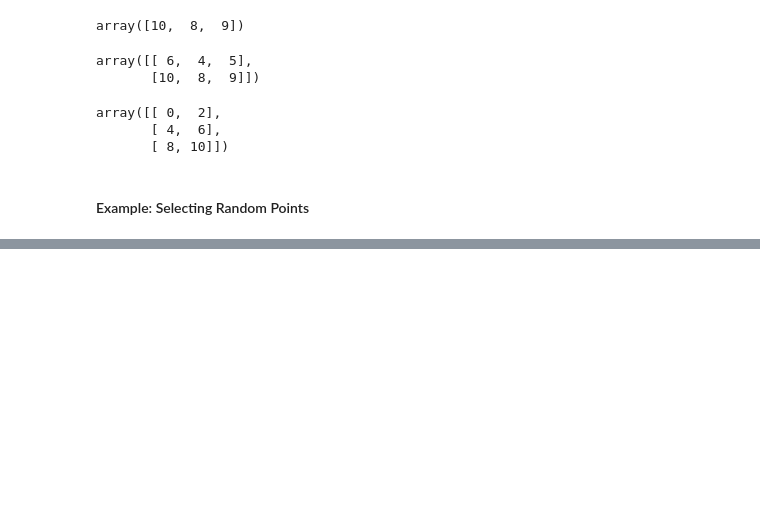
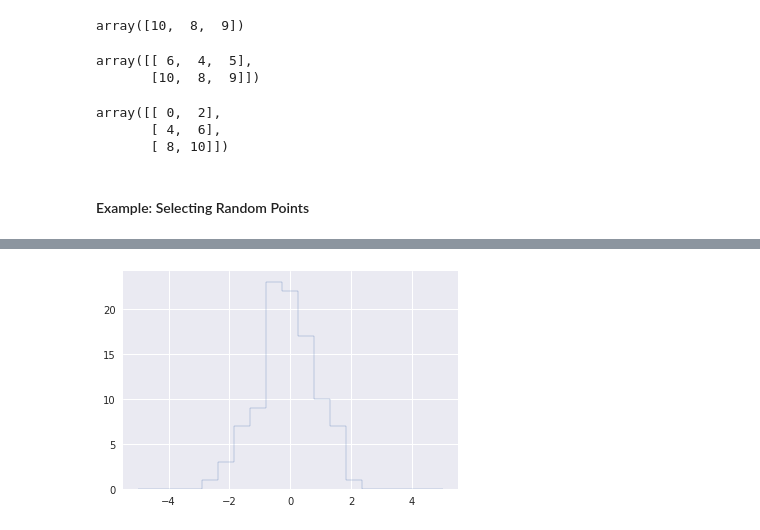
Before and after one commit to abhashkumar/python_numpy_pandas, a Jupyter notebook: Numpy_and_Pandas.ipynb, the cells around one changed output, grey strips where cells are left out. Cells and saved outputs as stored; diff of their text form; code cells hidden in the pictures; blank space fills up the shorter version.

```diff
--- a/Numpy_and_Pandas.ipynb
+++ b/Numpy_and_Pandas.ipynb
@@ -1361,0 +1423,4 @@ array([[ 0,  2],
+# %%
+plt.hist(x, bins, histtype='step');
+# %% [output]
+[figure, added]
```
Also changed, not shown: parts of 58 cells of this notebook.
